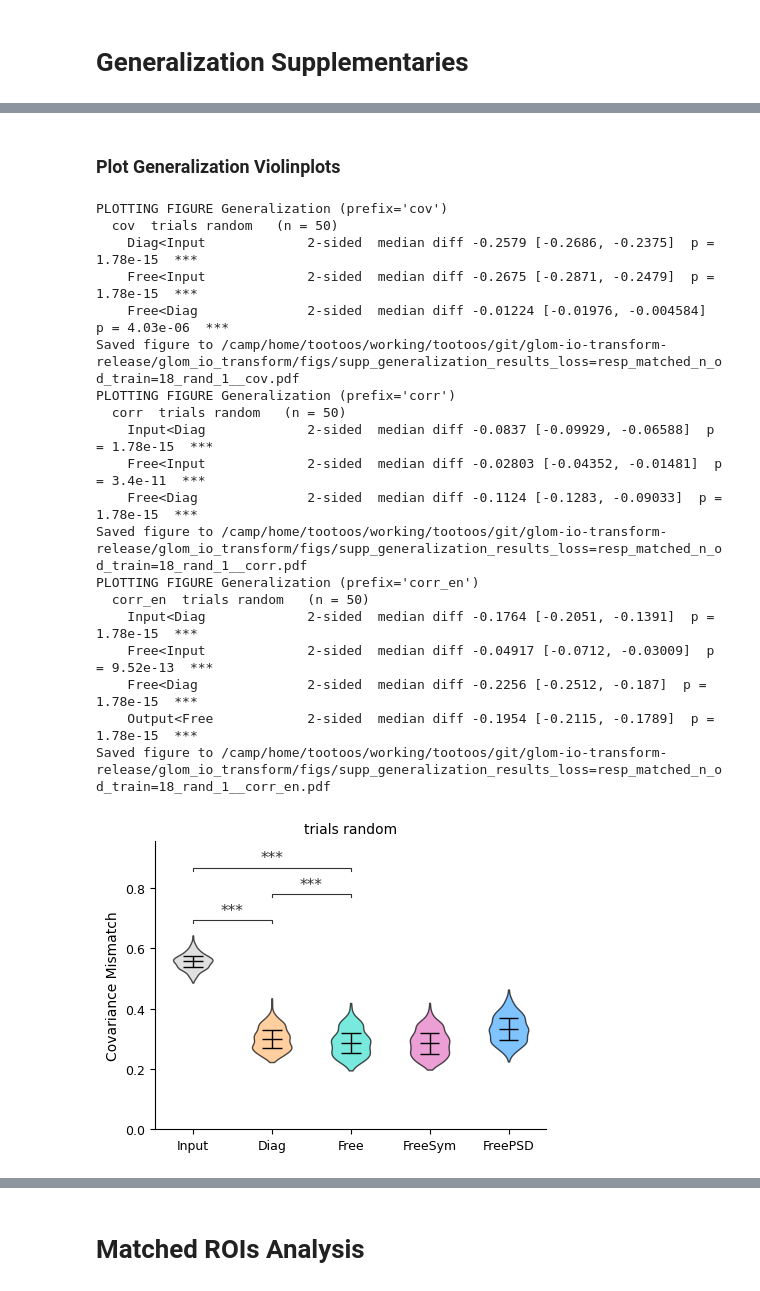
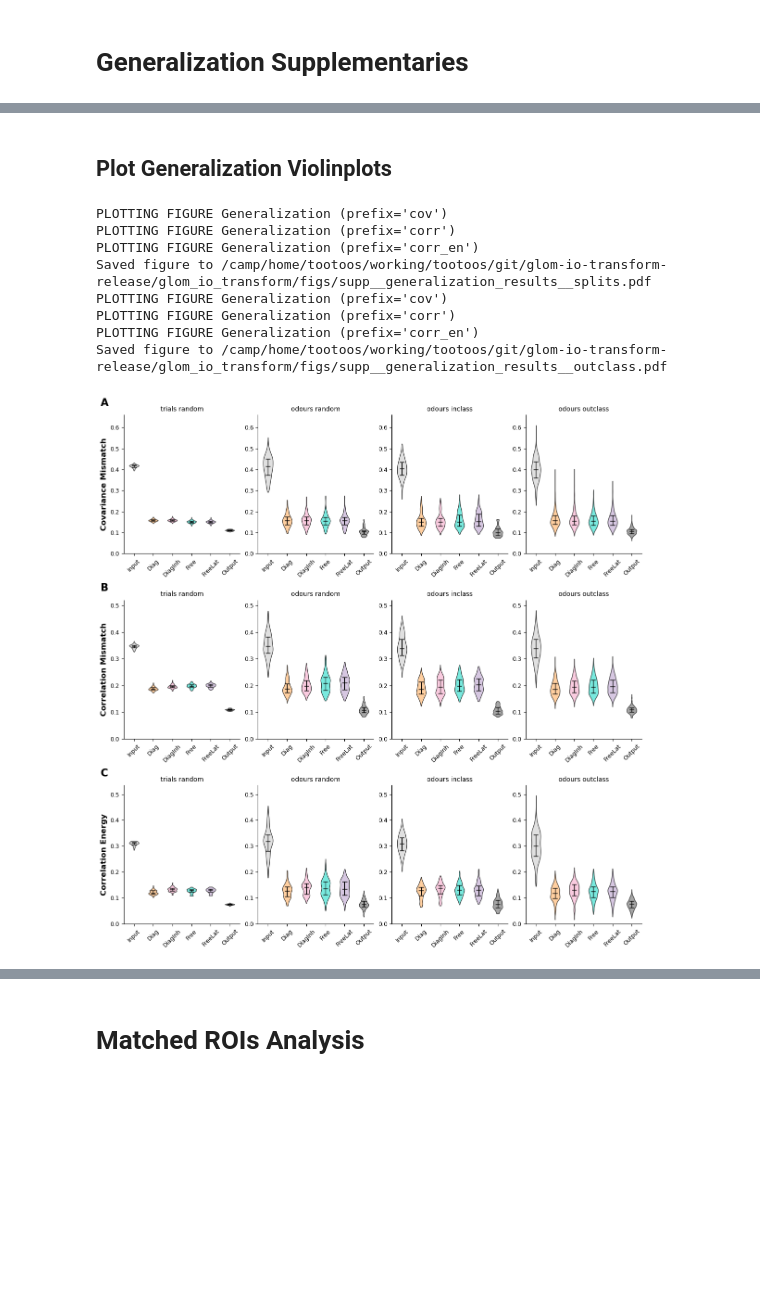
Before and after one commit to stootoon/glom-io-transform-release, a Jupyter notebook: glom_io_transform/analysis/fig_driver.ipynb, the cells around one changed output, grey strips where cells are left out. Saved outputs shown, nothing was run; the diff lists cells and outputs as text; code cells hidden in the pictures; blank space fills up the shorter version.

Commit message:
Plotting latest figures.

```diff
--- a/glom_io_transform/analysis/fig_driver.ipynb
+++ b/glom_io_transform/analysis/fig_driver.ipynb
@@ -51,7 +102,7 @@ PLOTTING PANELS FreeConnModesHist
 # %% [markdown]
 # Figure: Show Models
 # %%
-from glom_io_transform.analysis.compute import show_models as compute_show_models
-reload(compute_show_models)
-show_models_data = compute_show_models.Da   ta().compute()
+from glom_io_transform.analysis.compute import generalization as compute_generalization; reload(compute_generalization)
+from glom_io_transform.analysis.compute import show_models as compute_show_models; reload(compute_show_models)
+show_models_data = compute_show_models.Data().compute(compute_df = False)
 # %% [output]
@@ -107,33 +187,39 @@ Loaded generalization results from /camp/home/tootoos/working/tootoos/git/glom-i
 # %% [markdown]
-### Plot Generalization Violinplots
+## Plot Generalization Violinplots
 # %%
 from glom_io_transform.analysis.figures import generalization as fig_generalization; reload(fig_generalization)
 figname_stem = os.path.basename(generalization_data.cache_file).replace(".pkl", "")
-for metric in ["cov", "corr", "corr_en"]:
-    fig_generalization.Supp.plot(generalization_data, prefix=metric, figsize=None,
-                                 comparisons=["Diag:Input", "Free:Input", "Free:Diag"] + (["Output:Free"] if metric == "corr_en" else []))
-    tight_layout(w_pad=0.5, h_pad=0.5)
-    fig_file = os.path.join(paths.proj_path, f"figs/supp_{figname_stem}__{metric}.pdf")
+
+for plot_mode in ["splits", "outclass"]:
+    fig = plt.figure(figsize=(12 if plot_mode == "splits" else 16, 12))
+    n_col = 4 if plot_mode == "splits" else 6
+    gs = GridSpec(3, n_col)
+    ax_lab = []
+    for i, metric in enumerate(["cov", "corr", "corr_en"]):
+        ax_list = [plt.subplot(gs[i, j]) for j in range(n_col)]
+        axes = fig_generalization.Supp.plot(generalization_data,
+                                            prefix=metric, figsize=None, ax_list=ax_list,
+                                            plot_splits = (plot_mode == "splits"),
+                                            plot_outclass = (plot_mode == "outclass"))
+        # Set the x-tick label rotation to 45 degrees for all axes
+        for ax in axes.values():
+            plt.sca(ax)
+            plt.xticks(rotation=45)
+        # Set the ylabel fontsize and weight for the first axis
+        ax_list[0].set_ylabel(ax_list[0].get_ylabel(), fontsize=12, fontweight='bold', fontfamily='sans-serif')
+        ax_lab.append(ax_list[0])
+    tight_layout(w_pad=0.5, h_pad=2)
+    label_axes(ax_lab, "ABC", fontsize=16, fontweight="bold")
+    fig_file=f"{paths.proj_path}/figs/supp__{figname_stem}__{plot_mode}.pdf"
     savefig(fig_file, bbox_inches="tight", dpi=600)
     print(f"Saved figure to {fig_file}")
 # %% [output]
 PLOTTING FIGURE Generalization (prefix='cov')
-  cov  trials random   (n = 50)
-    Diag<Input             2-sided  median diff -0.2579 [-0.2686, -0.2375]  p = 1.78e-15  ***
-    Free<Input             2-sided  median diff -0.2675 [-0.2871, -0.2479]  p = 1.78e-15  ***
-    Free<Diag              2-sided  median diff -0.01224 [-0.01976, -0.004584]  p = 4.03e-06  ***
-Saved figure to /camp/home/tootoos/working/tootoos/git/glom-io-transform-release/glom_io_transform/figs/supp_generalization_results_loss=resp_matched_n_od_train=18_rand_1__cov.pdf
 PLOTTING FIGURE Generalization (prefix='corr')
-  corr  trials random   (n = 50)
-    Input<Diag             2-sided  median diff -0.0837 [-0.09929, -0.06588]  p = 1.78e-15  ***
-    Free<Input             2-sided  median diff -0.02803 [-0.04352, -0.01481]  p = 3.4e-11  ***
-    Free<Diag              2-sided  median diff -0.1124 [-0.1283, -0.09033]  p = 1.78e-15  ***
-Saved figure to /camp/home/tootoos/working/tootoos/git/glom-io-transform-release/glom_io_transform/figs/supp_generalization_results_loss=resp_matched_n_od_train=18_rand_1__corr.pdf
 PLOTTING FIGURE Generalization (prefix='corr_en')
-  corr_en  trials random   (n = 50)
-    Input<Diag             2-sided  median diff -0.1764 [-0.2051, -0.1391]  p = 1.78e-15  ***
-    Free<Input             2-sided  median diff -0.04917 [-0.0712, -0.03009]  p = 9.52e-13  ***
-    Free<Diag              2-sided  median diff -0.2256 [-0.2512, -0.187]  p = 1.78e-15  ***
-    Output<Free            2-sided  median diff -0.1954 [-0.2115, -0.1789]  p = 1.78e-15  ***
-Saved figure to /camp/home/tootoos/working/tootoos/git/glom-io-transform-release/glom_io_transform/figs/supp_generalization_results_loss=resp_matched_n_od_train=18_rand_1__corr_en.pdf
+Saved figure to /camp/home/tootoos/working/tootoos/git/glom-io-transform-release/glom_io_transform/figs/supp__generalization_results__splits.pdf
+PLOTTING FIGURE Generalization (prefix='cov')
+PLOTTING FIGURE Generalization (prefix='corr')
+PLOTTING FIGURE Generalization (prefix='corr_en')
+Saved figure to /camp/home/tootoos/working/tootoos/git/glom-io-transform-release/glom_io_transform/figs/supp__generalization_results__outclass.pdf
-[figure, old version]
+[figure, new version]
```
Also changed, not shown: parts of 17 cells of this notebook.
